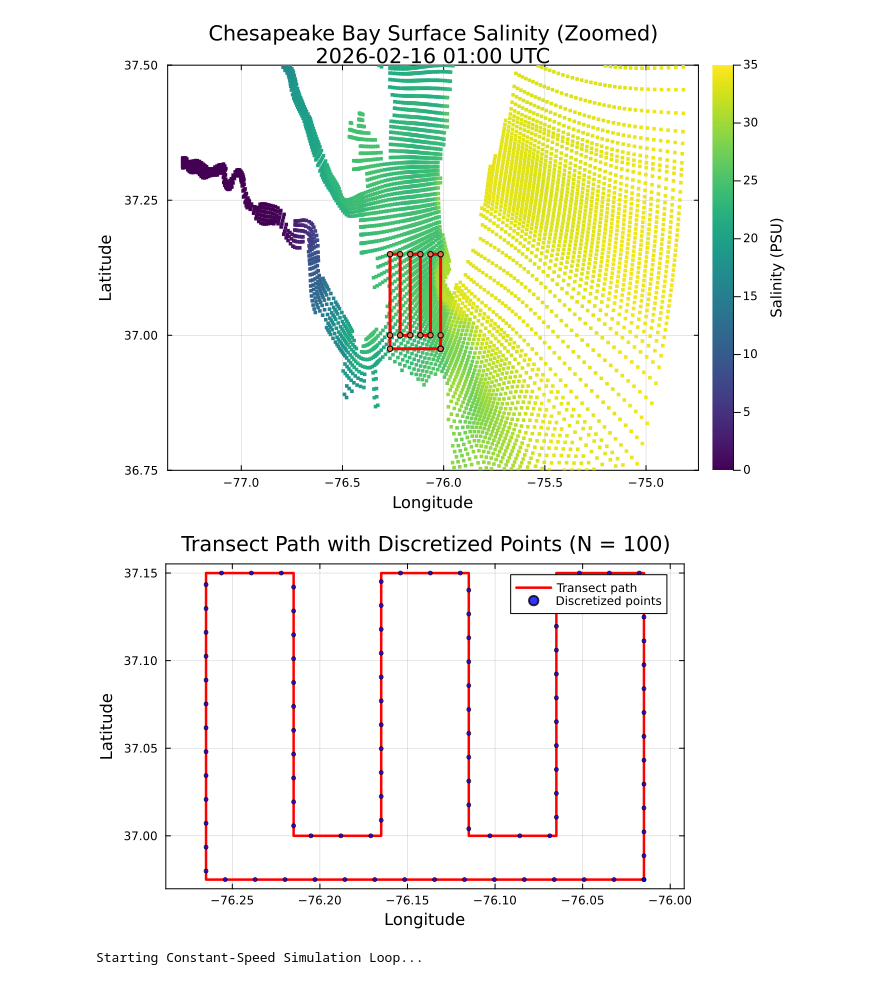
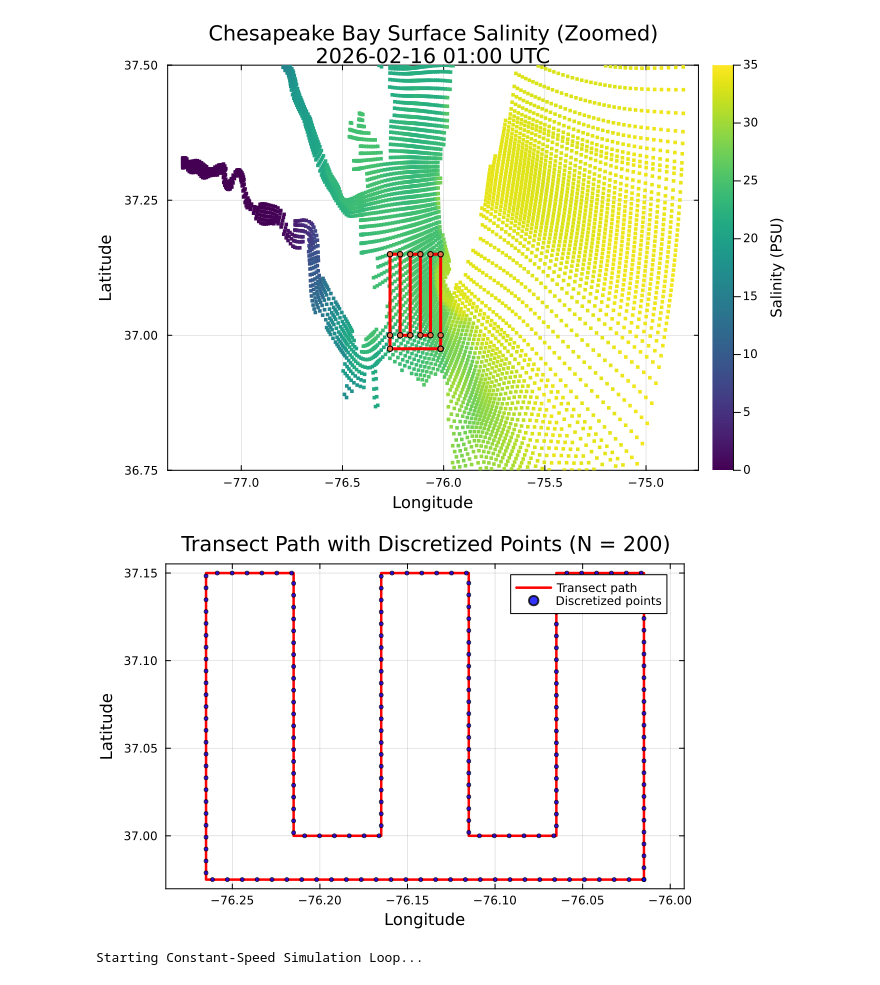
Before and after one commit to kmgovind/periodic-ive, a Jupyter notebook: chesapeake_bay/const_speed_sim.ipynb, the cells around one changed output. Saved outputs shown, nothing was run; the diff lists cells and outputs as text; code cells hidden in the pictures.

```diff
--- a/chesapeake_bay/const_speed_sim.ipynb
+++ b/chesapeake_bay/const_speed_sim.ipynb
@@ -95,35 +95,35 @@ end
 # Initialize ASV geometry and simulate path discretization
 vehicle_params = VehicleParams(1.75, 24*3600.0)  # 24 hours at 1.75 m/s nominal speed
 
-npts = 100
+npts = 200
 lon_path, lat_path, s_vec = discretize_polyline(transect_lon_shifted, transect_lat_shifted, npts)
 path_length_m = s_vec[end]
 
 plot(
     transect_lon_shifted, transect_lat_shifted;
     lw = 2.5,
     lc = :red,
     label = "Transect path",
     xlabel = "Longitude",
     ylabel = "Latitude",
     title = "Transect Path with Discretized Points (N = $npts)",
     legend = :topright,
     aspect_ratio = :equal,
     framestyle = :box,
     grid = true
 )
 
 scatter!(
     lon_path, lat_path;
     ms = 2.2,
     mc = :blue,
     alpha = 0.8,
     label = "Discretized points"
 )
 savefig("transect_path_discretization.png")
 plot!()
 # %% [output]
-[figure, old version]
+[figure, new version]
 # %%
 # Simulation parameters
 u_nominal = 1.75  # m/s
```
Also changed, not shown: parts of 3 cells of this notebook, 12 other files.
